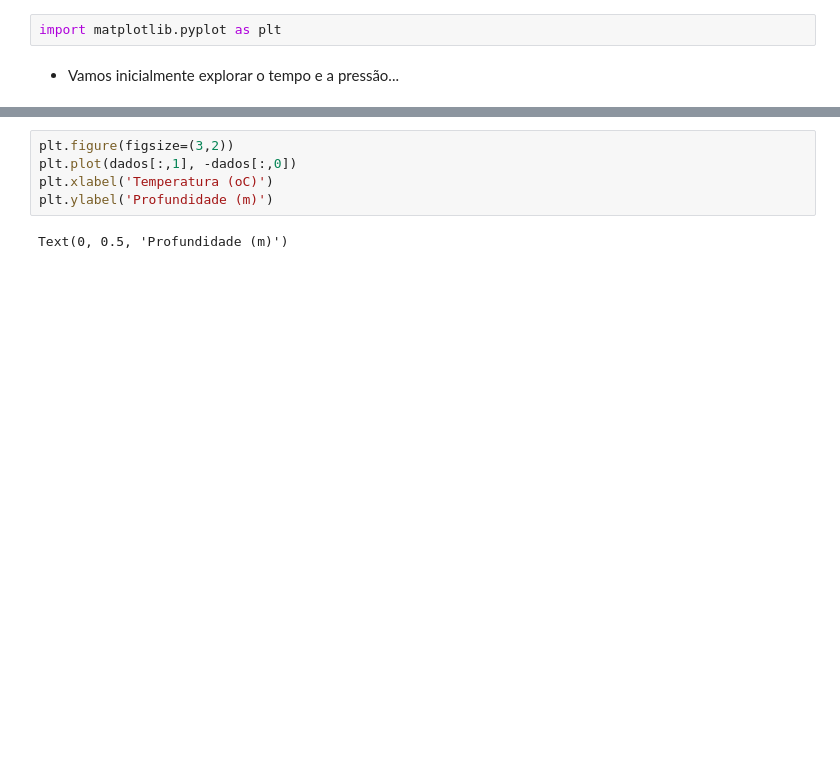
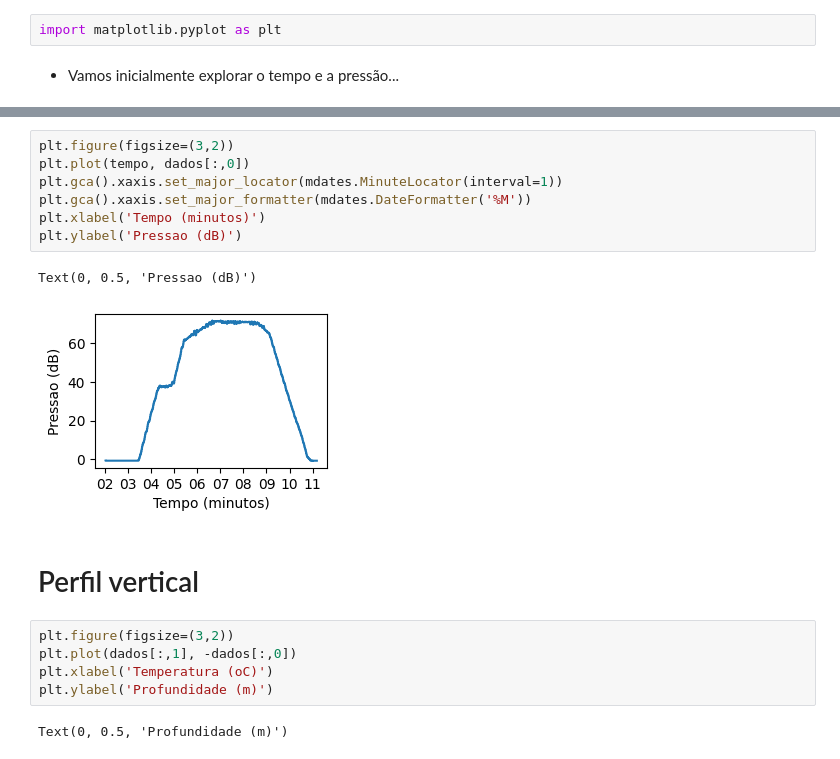
Before and after one commit to GutoSchettini/SNO2026_CTD, a Jupyter notebook: SNO_CTD_1.ipynb, the cells around one changed output, grey strips where cells are left out. Drawn from its saved outputs; the diff is of its cells as text; blank space fills up the shorter version.

```diff
--- a/SNO_CTD_1.ipynb
+++ b/SNO_CTD_1.ipynb
@@ -157,3 +185,15 @@ plt.plot(tempo, dados[:,0])
+# %%
+plt.figure(figsize=(3,2))
+plt.plot(tempo, dados[:,0])
+plt.gca().xaxis.set_major_locator(mdates.MinuteLocator(interval=1))
+plt.gca().xaxis.set_major_formatter(mdates.DateFormatter('%M'))
+plt.xlabel('Tempo (minutos)')
+plt.ylabel('Pressao (dB)')
+# %% [output]
+Text(0, 0.5, 'Pressao (dB)')
+[figure, added]
+# %% [markdown]
+# Perfil vertical
 # %%
 plt.figure(figsize=(3,2))
 plt.plot(dados[:,1], -dados[:,0])
```
Also changed, not shown: parts of 27 cells of this notebook, 1 other file.
